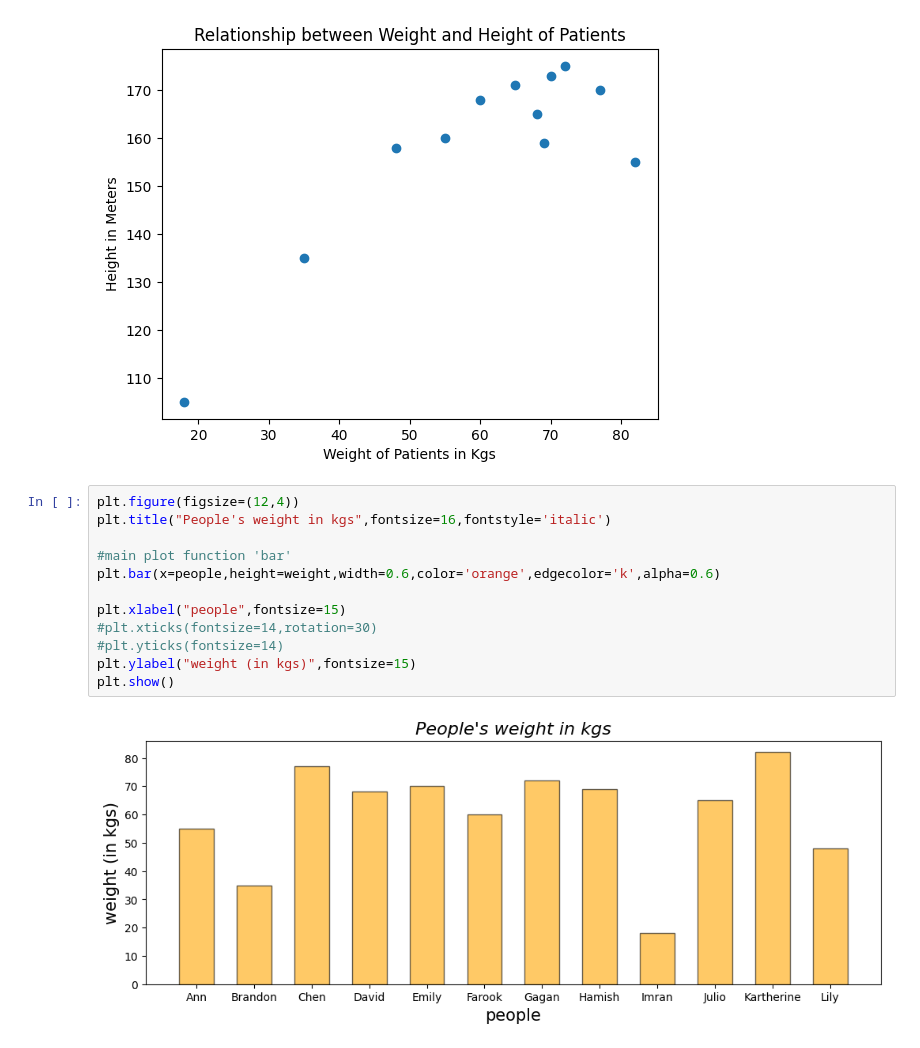
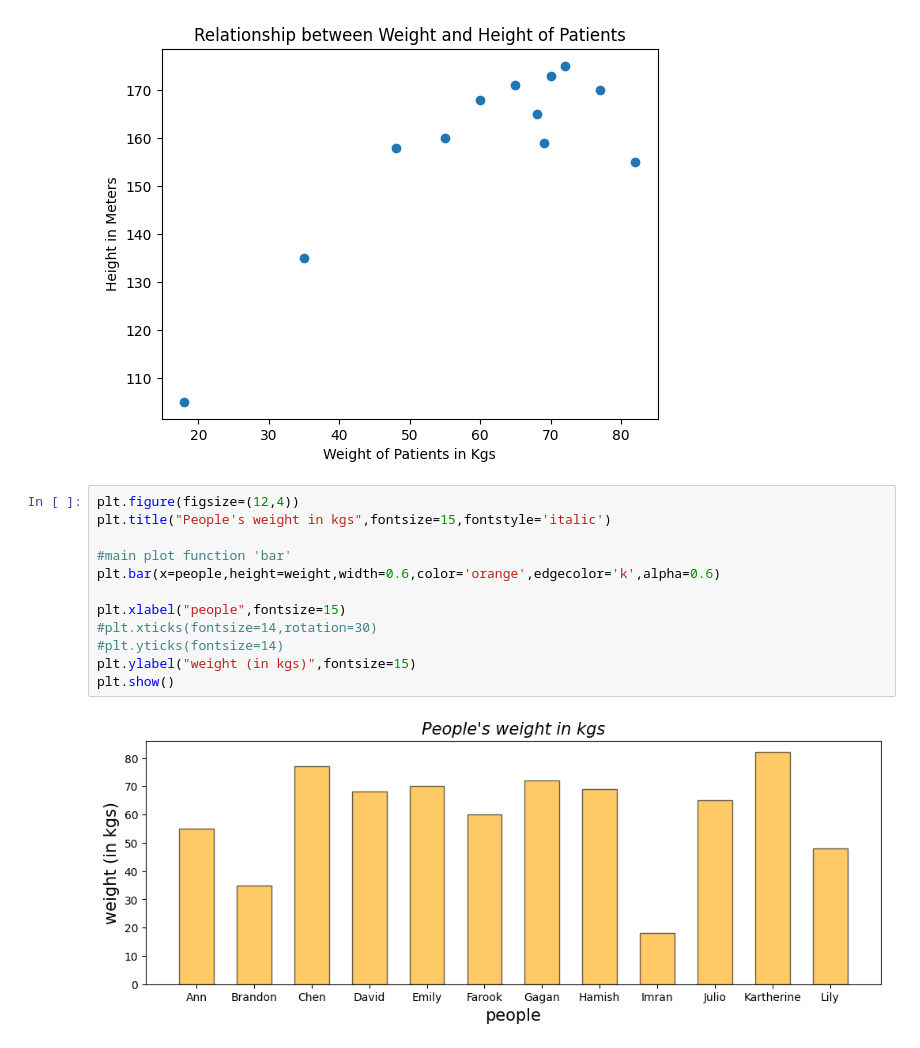
Before and after one commit to mohammedirfan78698/AIML-25_B15, a Jupyter notebook: python1.ipynb, the cells around one changed output. Saved outputs shown, nothing was run; the diff lists cells and outputs as text.

```diff
--- a/python1.ipynb
+++ b/python1.ipynb
@@ -48,15 +48,15 @@ plt.show()
 [figure]
 # %%
 plt.figure(figsize=(12,4))
-plt.title("People's weight in kgs",fontsize=16,fontstyle='italic')
+plt.title("People's weight in kgs",fontsize=15,fontstyle='italic')
 
 #main plot function 'bar'
 plt.bar(x=people,height=weight,width=0.6,color='orange',edgecolor='k',alpha=0.6)
 
 plt.xlabel("people",fontsize=15)
 #plt.xticks(fontsize=14,rotation=30)
 #plt.yticks(fontsize=14)
 plt.ylabel("weight (in kgs)",fontsize=15)
 plt.show()
 # %% [output]
-[figure, old version]
+[figure, new version]
```
Also changed, not shown: parts of 1 cell of this notebook.
